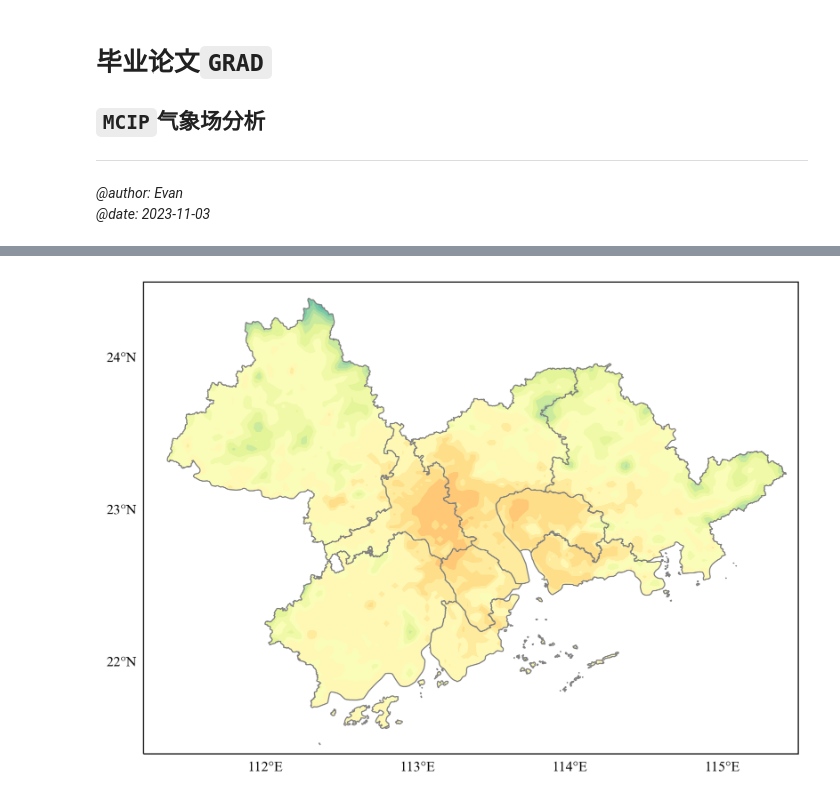
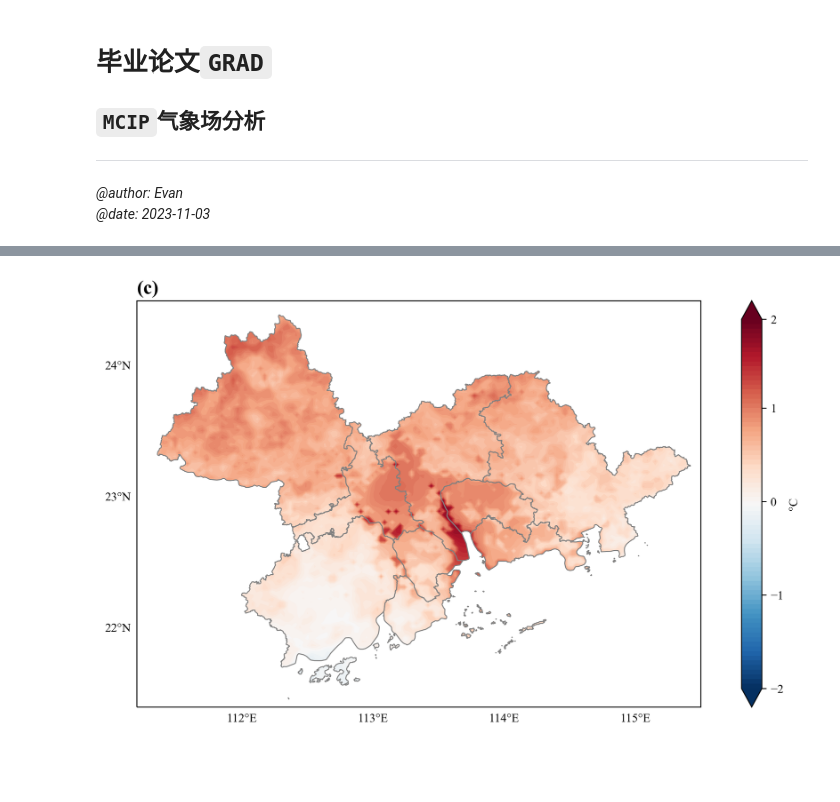
Before and after one commit to Iphisxu/MasterGRAD-Annually, a Jupyter notebook: scripts/Plot_spatial/Temperature.ipynb, the cells around one changed output, grey strips where cells are left out. Cells and saved outputs as stored; diff of their text form; code cells hidden in the pictures; blank space fills up the shorter version.

```diff
--- a/scripts/Plot_spatial/Temperature.ipynb
+++ b/scripts/Plot_spatial/Temperature.ipynb
@@ -75,6 +223,6 @@ map_polygon = unary_union(multi_polygons)
 # %%
-cmin = 15
-cmax = 40
+cmin = -2
+cmax = 2
 
 lon = avg_low.longitude
 lat = avg_low.latitude
@@ -91,34 +239,44 @@ ax = fig.subplots(1,1,subplot_kw={'projection':proj})
 draw_map(guangzhou, color='gray', linewidth=0.8)
 draw_map(foshan, color='gray', linewidth=0.8)
 draw_map(shenzhen, color='gray', linewidth=0.8)
 draw_map(dongguan, color='gray', linewidth=0.8)
 draw_map(zhuhai, color='gray', linewidth=0.8)
 draw_map(zhongshan, color='gray', linewidth=0.8)
 draw_map(huizhou, color='gray', linewidth=0.8)
 draw_map(jiangmen, color='gray', linewidth=0.8)
 draw_map(zhaoqing, color='gray', linewidth=0.8)
 
 gl=ax.gridlines(
 xlocs=np.arange(-180, 180 + 1, 1), ylocs=np.arange(-90, 90 + 1, 1),
 draw_labels=True, x_inline=False, y_inline=False,
 linewidth=0, linestyle='--', color='gray')
 gl.top_labels = False
 gl.right_labels =False
 gl.rotate_labels=False
 
 ax.set_extent([111.2, 115.5, 21.4, 24.5],ccrs.PlateCarree())
 
 # =============================================
 # Pollutants concentration & Mask map
 # =============================================
 
-cs = ax.contourf(lon, lat, mean_low,
-                cmap='Spectral_r',
-                levels=np.arange(cmin,cmax,1),extend='both',
+cs = ax.contourf(lon, lat, mean_high-mean_low,
+                cmap='RdBu_r',
+                levels=np.arange(cmin,cmax,0.05),extend='both',
                 transform=ccrs.PlateCarree())
 
 clip_contours_by_map(cs, map_polygon)
 
+# =============================================
+# Defining title of the map and colorbar
+# =============================================
+
+ax.set_title('(c)',loc='left',fontdict={'fontsize': 16, 'fontweight': 'bold'})
+
+cbar=plt.colorbar(cs)
+cbar.set_label('°C')
+cbar.set_ticks(np.arange(cmin,cmax+1,1))
+
 plt.show()
 # %% [output]
-[figure, old version]
+[figure, new version]
```
Also changed, not shown: parts of 2 cells of this notebook, 2 other files.
